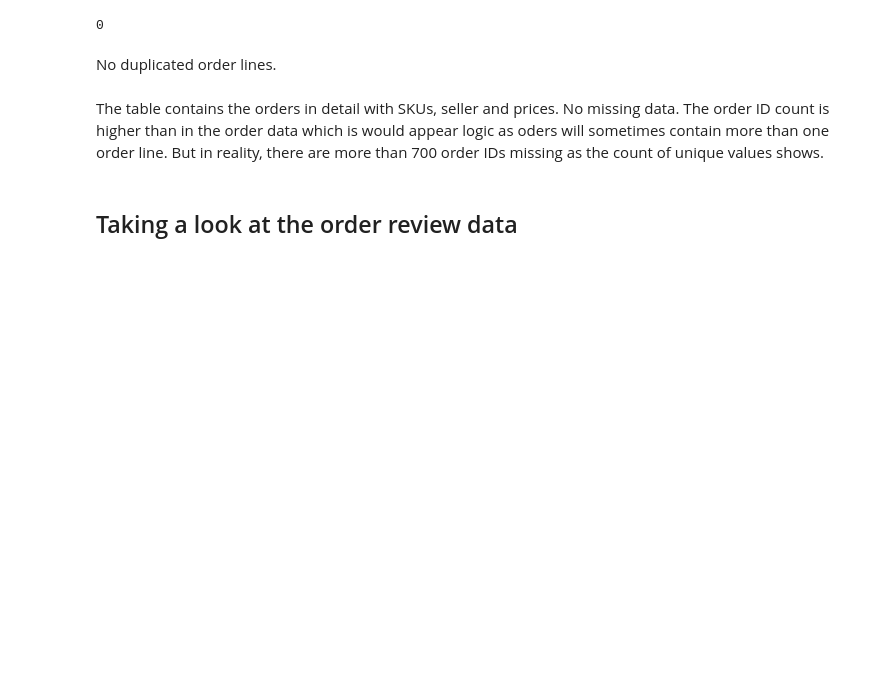
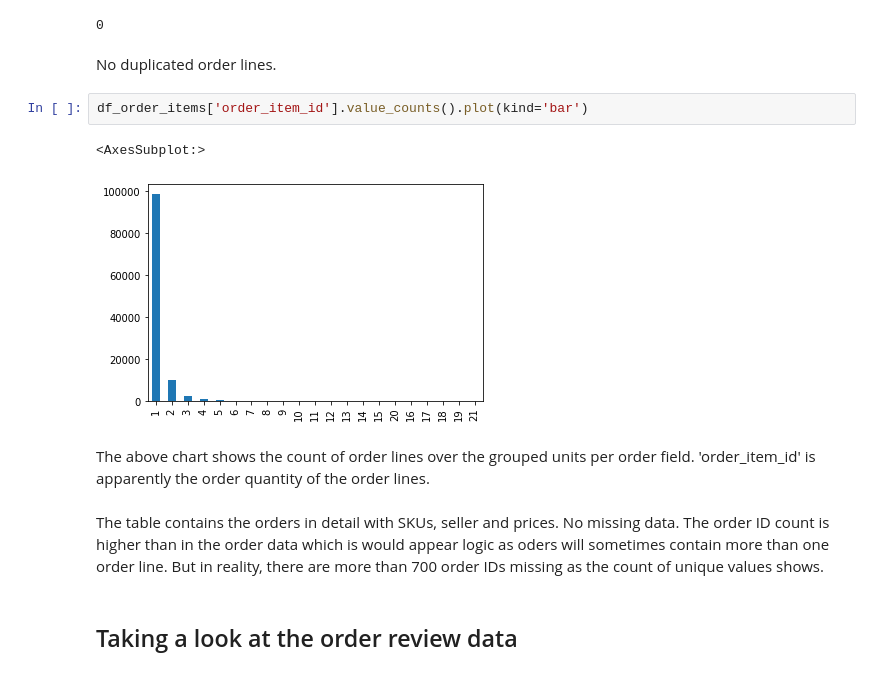
Before and after one commit to LarsTinnefeld/olist_ecom_analysis, a Jupyter notebook: olist_analysis.ipynb, the cells around one changed output. Saved outputs shown, nothing was run; the diff lists cells and outputs as text; blank space fills up the shorter version.

```diff
--- a/olist_analysis.ipynb
+++ b/olist_analysis.ipynb
@@ -163,6 +170,13 @@ df_order_items.duplicated().sum()
 0
 # %% [markdown]
 No duplicated order lines.
+# %%
+df_order_items['order_item_id'].value_counts().plot(kind='bar')
+# %% [output]
+<AxesSubplot:>
+[figure, added]
+# %% [markdown]
+The above chart shows the count of order lines over the grouped units per order field. 'order_item_id' is apparently the order quantity of the order lines.
 # %% [markdown]
 The table contains the orders in detail with SKUs, seller and prices. No missing data. The order ID count is higher than in the order data which is would appear logic as oders will sometimes contain more than one order line. But in reality, there are more than 700 order IDs missing as the count of unique values shows.
 # %% [markdown]
```
Also changed, not shown: parts of 14 cells of this notebook, 1 other file.
